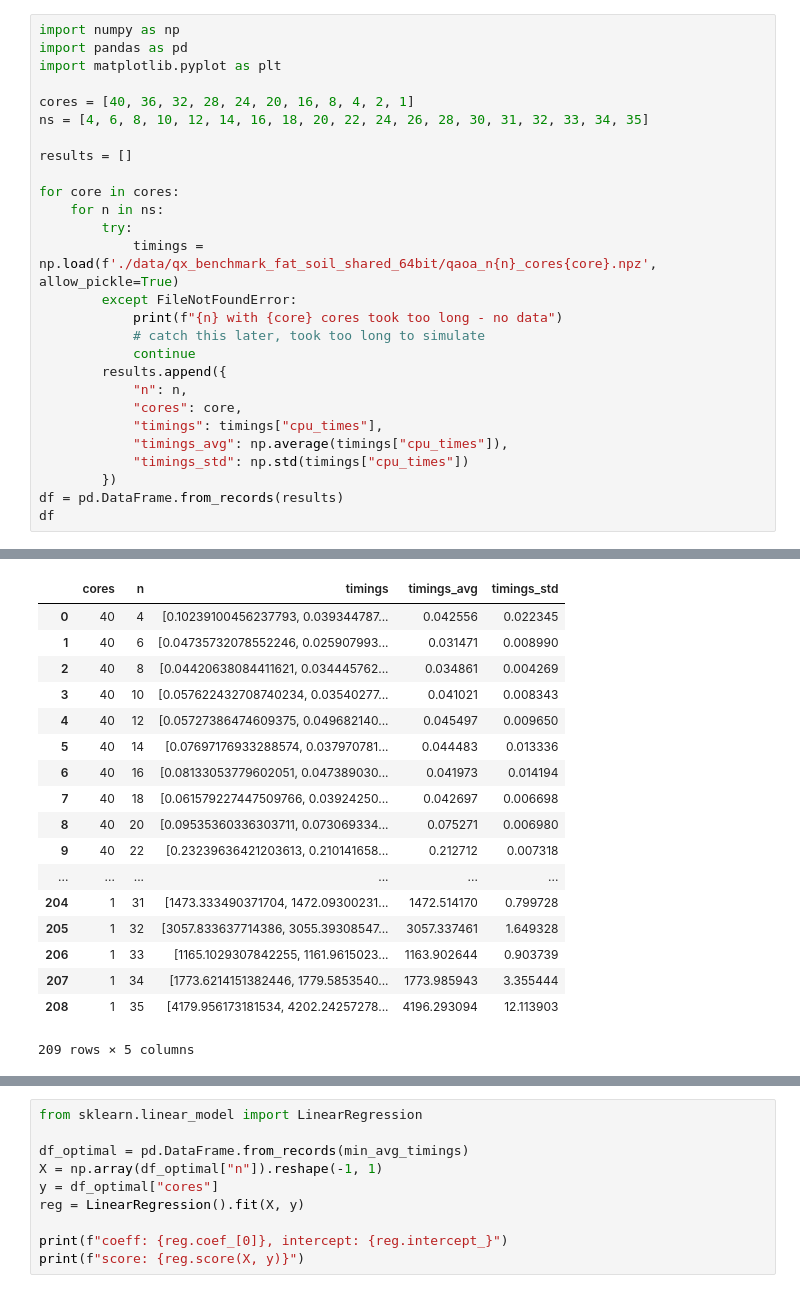
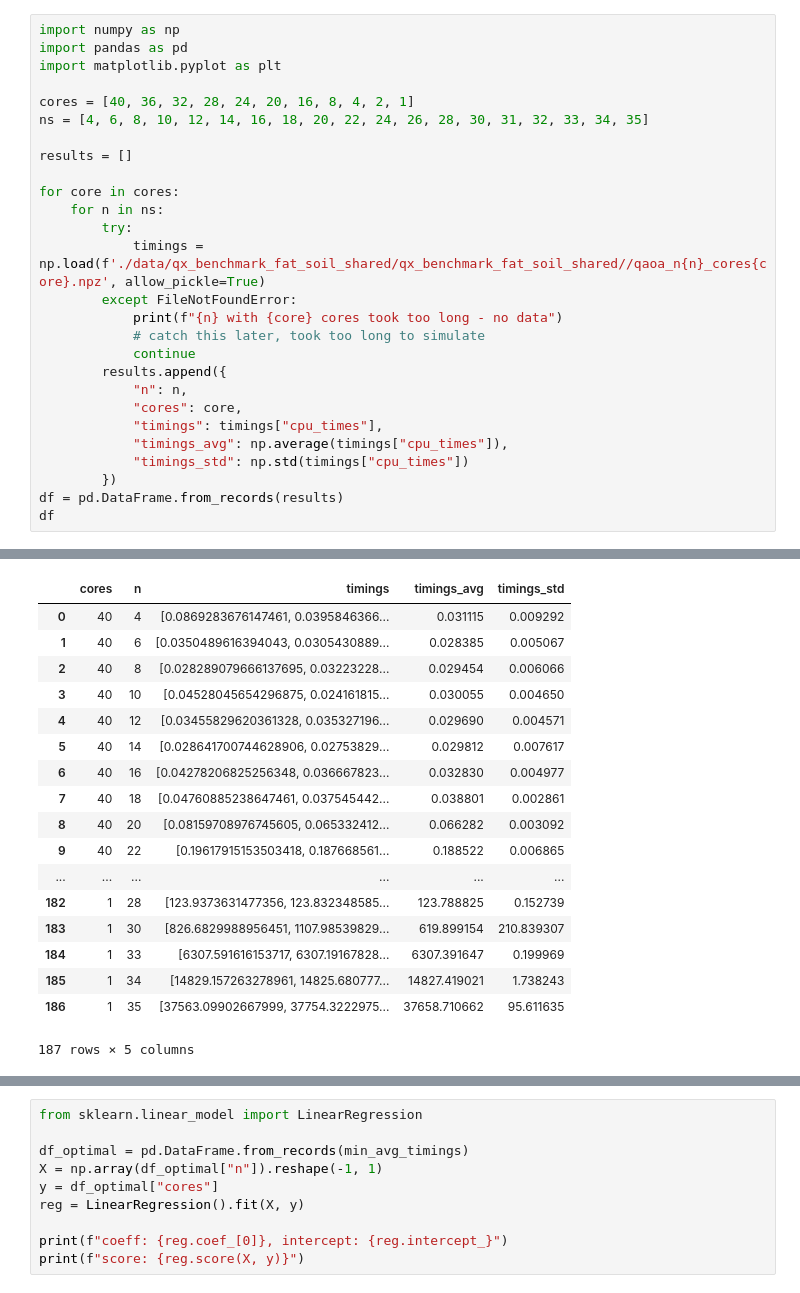
Before and after one commit to soudy/bachelor-thesis, a Jupyter notebook: notebooks/visualizations/QX benchmark visualization.ipynb, the cells around one changed output, grey strips where cells are left out. Saved outputs shown, nothing was run; the diff lists cells and outputs as text.

```diff
--- a/notebooks/visualizations/QX benchmark visualization.ipynb
+++ b/notebooks/visualizations/QX benchmark visualization.ipynb
@@ -11,7 +11,7 @@ results = []
 for core in cores:
     for n in ns:
         try:
-            timings = np.load(f'./data/qx_benchmark_fat_soil_shared_64bit/qaoa_n{n}_cores{core}.npz', allow_pickle=True)
+            timings = np.load(f'./data/qx_benchmark_fat_soil_shared/qx_benchmark_fat_soil_shared//qaoa_n{n}_cores{core}.npz', allow_pickle=True)
         except FileNotFoundError:
             print(f"{n} with {core} cores took too long - no data")
             # catch this later, took too long to simulate
@@ -29,20 +46,20 @@ df
 |  | cores | n | timings | timings_avg | timings_std |
-| 0 | 40 | 4 | [0.10239100456237793, 0.039344787... | 0.042556 | 0.022345 |
-| 1 | 40 | 6 | [0.04735732078552246, 0.025907993... | 0.031471 | 0.008990 |
-| 2 | 40 | 8 | [0.04420638084411621, 0.034445762... | 0.034861 | 0.004269 |
-| 3 | 40 | 10 | [0.057622432708740234, 0.03540277... | 0.041021 | 0.008343 |
-| 4 | 40 | 12 | [0.05727386474609375, 0.049682140... | 0.045497 | 0.009650 |
-| 5 | 40 | 14 | [0.07697176933288574, 0.037970781... | 0.044483 | 0.013336 |
-| 6 | 40 | 16 | [0.08133053779602051, 0.047389030... | 0.041973 | 0.014194 |
-| 7 | 40 | 18 | [0.061579227447509766, 0.03924250... | 0.042697 | 0.006698 |
-| 8 | 40 | 20 | [0.09535360336303711, 0.073069334... | 0.075271 | 0.006980 |
-| 9 | 40 | 22 | [0.23239636421203613, 0.210141658... | 0.212712 | 0.007318 |
+| 0 | 40 | 4 | [0.0869283676147461, 0.0395846366... | 0.031115 | 0.009292 |
+| 1 | 40 | 6 | [0.0350489616394043, 0.0305430889... | 0.028385 | 0.005067 |
+| 2 | 40 | 8 | [0.028289079666137695, 0.03223228... | 0.029454 | 0.006066 |
+| 3 | 40 | 10 | [0.04528045654296875, 0.024161815... | 0.030055 | 0.004650 |
+| 4 | 40 | 12 | [0.03455829620361328, 0.035327196... | 0.029690 | 0.004571 |
+| 5 | 40 | 14 | [0.028641700744628906, 0.02753829... | 0.029812 | 0.007617 |
+| 6 | 40 | 16 | [0.04278206825256348, 0.036667823... | 0.032830 | 0.004977 |
+| 7 | 40 | 18 | [0.04760885238647461, 0.037545442... | 0.038801 | 0.002861 |
+| 8 | 40 | 20 | [0.08159708976745605, 0.065332412... | 0.066282 | 0.003092 |
+| 9 | 40 | 22 | [0.19617915153503418, 0.187668561... | 0.188522 | 0.006865 |
 | ... | ... | ... | ... | ... | ... |
-| 204 | 1 | 31 | [1473.333490371704, 1472.09300231... | 1472.514170 | 0.799728 |
-| 205 | 1 | 32 | [3057.833637714386, 3055.39308547... | 3057.337461 | 1.649328 |
-| 206 | 1 | 33 | [1165.1029307842255, 1161.9615023... | 1163.902644 | 0.903739 |
-| 207 | 1 | 34 | [1773.6214151382446, 1779.5853540... | 1773.985943 | 3.355444 |
-| 208 | 1 | 35 | [4179.956173181534, 4202.24257278... | 4196.293094 | 12.113903 |
+| 182 | 1 | 28 | [123.9373631477356, 123.832348585... | 123.788825 | 0.152739 |
+| 183 | 1 | 30 | [826.6829988956451, 1107.98539829... | 619.899154 | 210.839307 |
+| 184 | 1 | 33 | [6307.591616153717, 6307.19167828... | 6307.391647 | 0.199969 |
+| 185 | 1 | 34 | [14829.157263278961, 14825.680777... | 14827.419021 | 1.738243 |
+| 186 | 1 | 35 | [37563.09902667999, 37754.3222975... | 37658.710662 | 95.611635 |
-209 rows × 5 columns
+187 rows × 5 columns
 # %%
 with pd.option_context('display.max_colwidth', -1):
```
Also changed, not shown: parts of 4 cells of this notebook, 35 other files.
